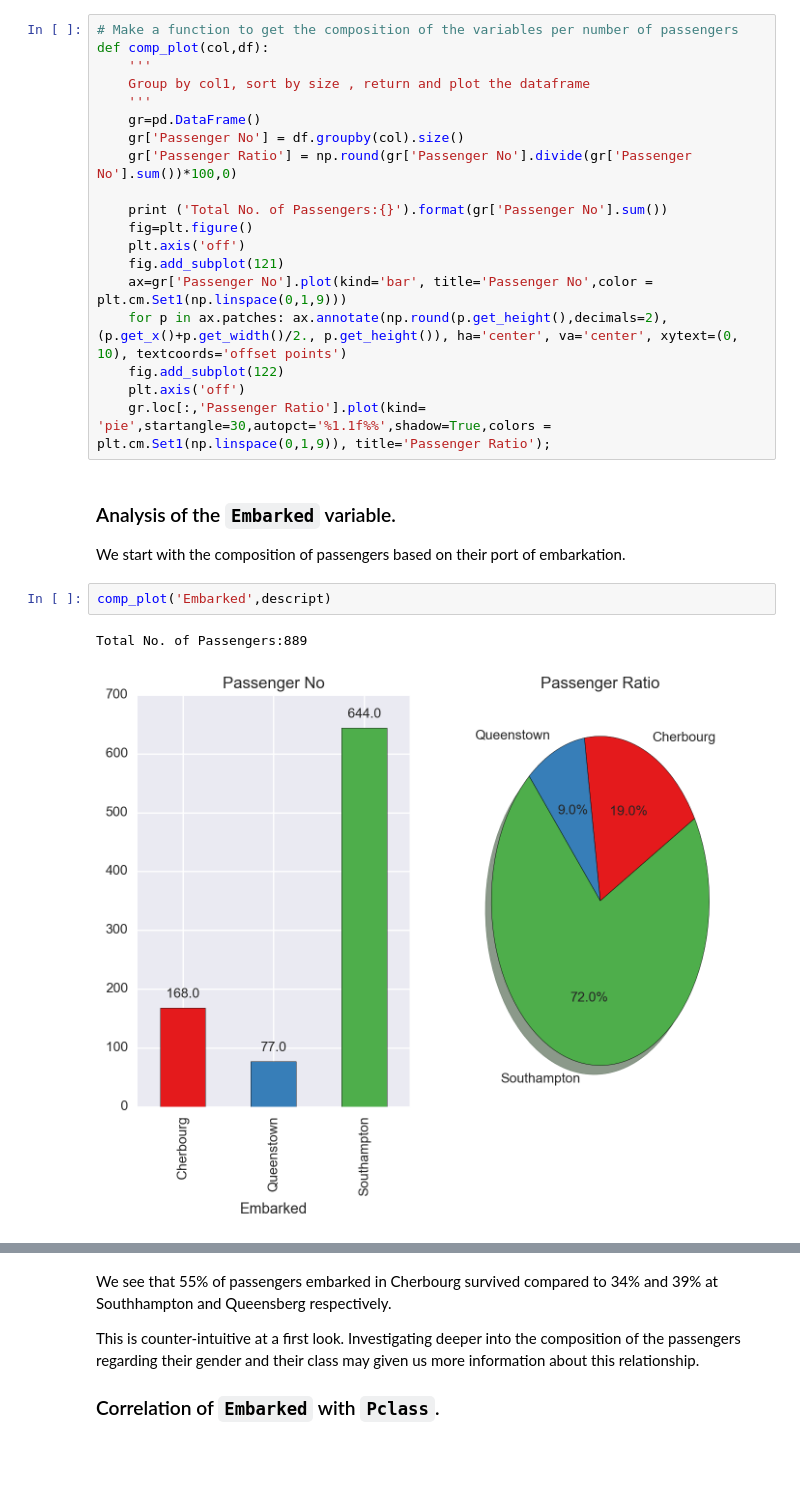
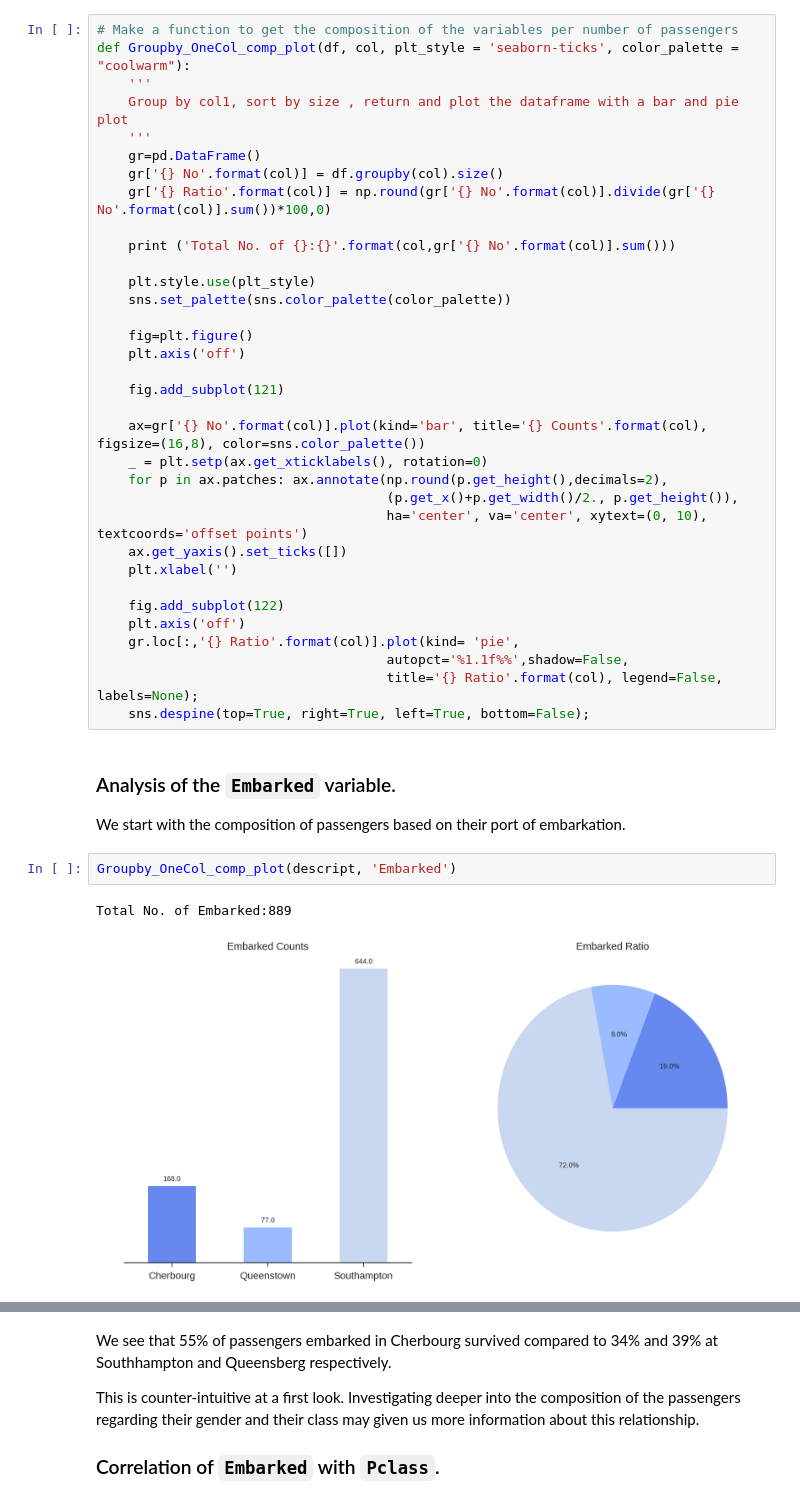
Before and after one commit to jkarakas/Exploratory-Analysis-of-the-Titanic-Dataset, a Jupyter notebook: Titanic_Dataset_Exploratory_Analysis.ipynb, the cells around one changed output, grey strips where cells are left out. Drawn from its saved outputs; the diff is of its cells as text; blank space fills up the shorter version.

```diff
--- a/Titanic_Dataset_Exploratory_Analysis.ipynb
+++ b/Titanic_Dataset_Exploratory_Analysis.ipynb
@@ -161,32 +174,47 @@ descript.loc[:,'Survived'].replace([0,1],['No','Yes'],inplace=True)
 _We will make a function for this operation since we will use for the other variables as well_.
 # %%
 # Make a function to get the composition of the variables per number of passengers
-def comp_plot(col,df):
+def Groupby_OneCol_comp_plot(df, col, plt_style = 'seaborn-ticks', color_palette = "coolwarm"):
     '''
-    Group by col1, sort by size , return and plot the dataframe
+    Group by col1, sort by size , return and plot the dataframe with a bar and pie plot
     '''
     gr=pd.DataFrame()
-    gr['Passenger No'] = df.groupby(col).size()
-    gr['Passenger Ratio'] = np.round(gr['Passenger No'].divide(gr['Passenger No'].sum())*100,0)
+    gr['{} No'.format(col)] = df.groupby(col).size()
+    gr['{} Ratio'.format(col)] = np.round(gr['{} No'.format(col)].divide(gr['{} No'.format(col)].sum())*100,0)
 
-    print ('Total No. of Passengers:{}').format(gr['Passenger No'].sum())
+    print ('Total No. of {}:{}'.format(col,gr['{} No'.format(col)].sum()))
+
+    plt.style.use(plt_style)
+    sns.set_palette(sns.color_palette(color_palette))
+
     fig=plt.figure()
     plt.axis('off')
+
     fig.add_subplot(121)
-    ax=gr['Passenger No'].plot(kind='bar', title='Passenger No',color = plt.cm.Set1(np.linspace(0,1,9)))
-    for p in ax.patches: ax.annotate(np.round(p.get_height(),decimals=2), (p.get_x()+p.get_width()/2., p.get_height()), ha='center', va='center', xytext=(0, 10), textcoords='offset points')
+
+    ax=gr['{} No'.format(col)].plot(kind='bar', title='{} Counts'.format(col), figsize=(16,8), color=sns.color_palette())
+    _ = plt.setp(ax.get_xticklabels(), rotation=0)
+    for p in ax.patches: ax.annotate(np.round(p.get_height(),decimals=2),
+                                     (p.get_x()+p.get_width()/2., p.get_height()),
+                                     ha='center', va='center', xytext=(0, 10), textcoords='offset points')
+    ax.get_yaxis().set_ticks([])
+    plt.xlabel('')
+
     fig.add_subplot(122)
     plt.axis('off')
-    gr.loc[:,'Passenger Ratio'].plot(kind= 'pie',startangle=30,autopct='%1.1f%%',shadow=True,colors = plt.cm.Set1(np.linspace(0,1,9)), title='Passenger Ratio');
+    gr.loc[:,'{} Ratio'.format(col)].plot(kind= 'pie',
+                                     autopct='%1.1f%%',shadow=False,
+                                     title='{} Ratio'.format(col), legend=False, labels=None);
+    sns.despine(top=True, right=True, left=True, bottom=False);
 # %% [markdown]
 ### Analysis of the `Embarked` variable.
 
 We start with the composition of passengers based on their port of embarkation.
-# %%
-comp_plot('Embarked',descript)
-# %% [output]
-Total No. of Passengers:889
-[figure, removed]
+# %%
+Groupby_OneCol_comp_plot(descript, 'Embarked')
+# %% [output]
+Total No. of Embarked:889
+[figure, added]
 # %% [markdown]
 We see that the majority of passengers (644 of 889 - 72%) embarked in Southhampton and only 77 passengers - 9% -  embarked in Queenstown
 
```
Also changed, not shown: parts of 20 cells of this notebook, 2 other files.
